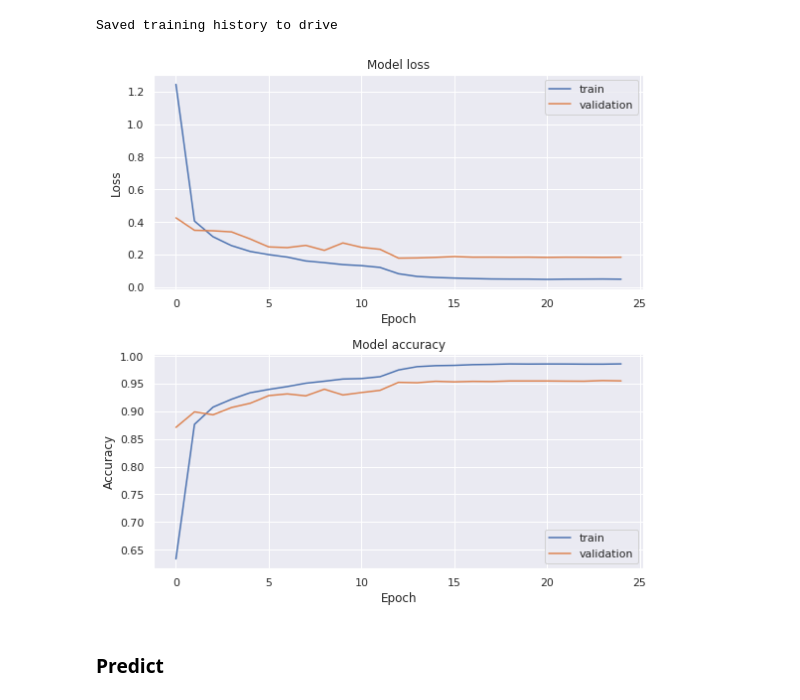
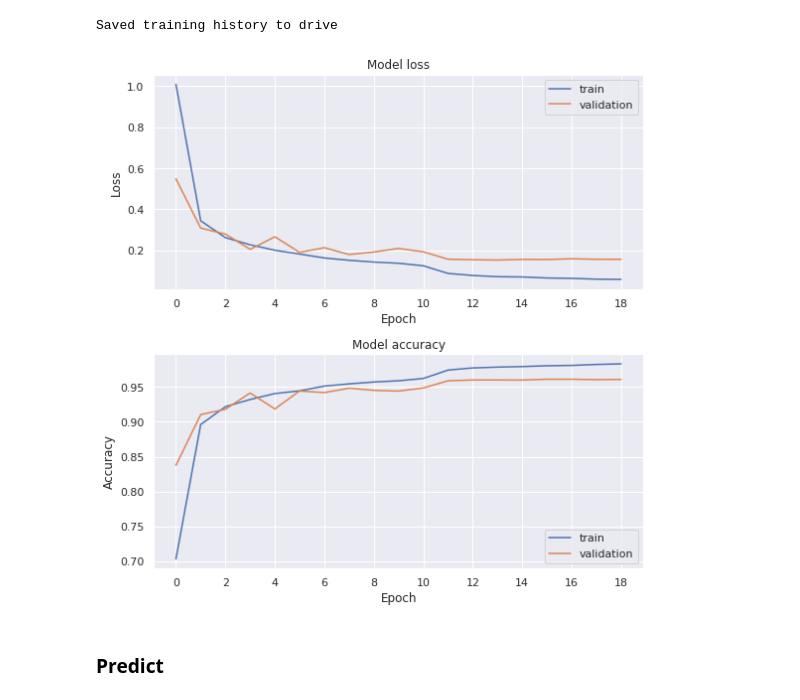
Before and after one commit to Mmiglio/SpeechRecognition, a Jupyter notebook: notebooks/Training.ipynb, the cells around one changed output. Drawn from its saved outputs; the diff is of its cells as text; code cells hidden in the pictures.

```diff
--- a/notebooks/Training.ipynb
+++ b/notebooks/Training.ipynb
@@ -63,7 +67,7 @@ from trainingUtils import getDataset
 
 BATCH_SIZE = 32
 # Reduced trainign dataset
-NUM_EXAMPLES = 30000
+NUM_EXAMPLES = 100000
 
 train_data, train_steps = getDataset(
     df=trainDF[:NUM_EXAMPLES],
@@ -117,5 +104,5 @@ _________________________________________________________________
 # %%
-EPOCHS = 25
+EPOCHS = 40
 
 # Stop if the validation accuracy doesn't imporove for 5 epochs
 earlyStopping = tf.keras.callbacks.EarlyStopping(monitor='val_loss', patience=5, verbose=1)
@@ -123,10 +110,13 @@ earlyStopping = tf.keras.callbacks.EarlyStopping(monitor='val_loss', patience=5,
 # Reduce LR on Plateau
 reduceLR = tf.keras.callbacks.ReduceLROnPlateau(monitor='val_loss', patience=3, verbose=1)
 
+# Save best models
+modelCheckpoint = tf.keras.callbacks.ModelCheckpoint("bestCnnModel.h5", monitor='val_loss', save_best_only=True)
+
 history = model.fit(train_data.repeat(),
           steps_per_epoch=train_steps,
           validation_data=val_data.repeat(),
           validation_steps=val_steps,
           epochs=EPOCHS,
-          callbacks=[earlyStopping, reduceLR])
+          callbacks=[earlyStopping, reduceLR, modelCheckpoint])
 # %% [output]
@@ -196,36 +178,39 @@ with open(GDRIVE_PATH + "train_results.pickle", 'rb') as handle:
     hist = pickle.load(handle)
 # %%
 import matplotlib.pyplot as plt
+from matplotlib.ticker import MaxNLocator
 import seaborn as sns
 
 sns.set()
 
 acc = hist['sparse_categorical_accuracy']
 val_acc = hist['val_sparse_categorical_accuracy']
 
 loss = hist['loss']
 val_loss = hist['val_loss']
 
 fig, (ax1,ax2) = plt.subplots(2,1, figsize=(8,8))
 
 ax1.plot(loss, label='train')
 ax1.plot(val_loss, label='validation')
+ax1.xaxis.set_major_locator(MaxNLocator(integer=True))
 ax1.set_title('Model loss')
 ax1.set_xlabel('Epoch')
 ax1.set_ylabel('Loss')
 ax1.legend()
 
 ax2.plot(acc, label='train')
 ax2.plot(val_acc, label='validation')
+ax2.xaxis.set_major_locator(MaxNLocator(integer=True))
 ax2.set_title('Model accuracy')
 ax2.set_xlabel('Epoch')
 ax2.set_ylabel('Accuracy')
 ax2.legend()
 
 plt.tight_layout()
 fig.show()
 # %% [output]
-[figure, old version]
+[figure, new version]
 # %% [markdown]
 ### Predict
 # %%
```
Also changed, not shown: parts of 10 cells of this notebook.
